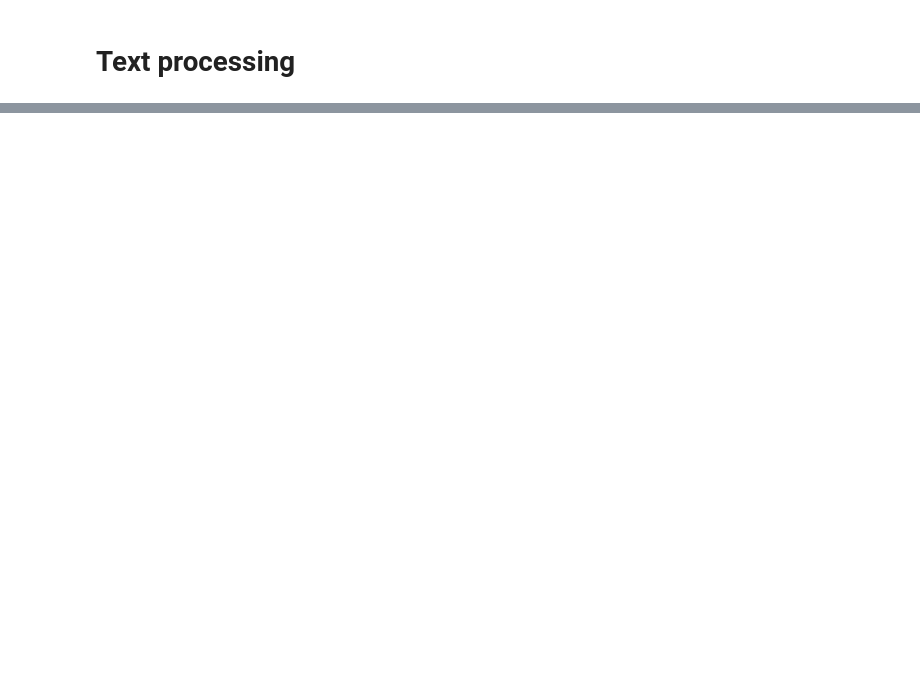
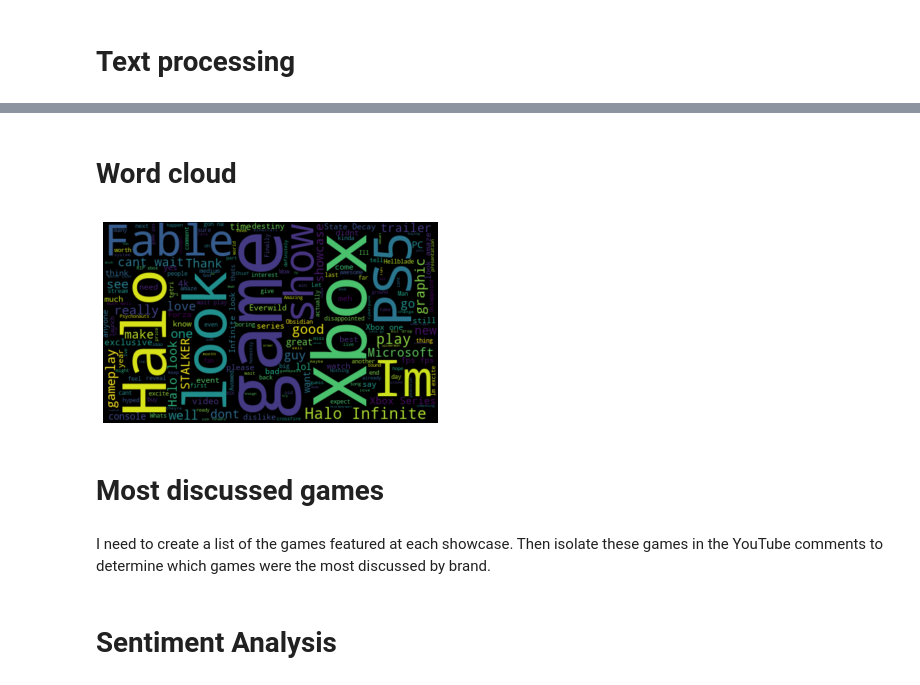
Before and after one commit to SalimAmarti/PS5_vs_XboxSeriesX, a Jupyter notebook: PS5 vs. Xbox Series X.ipynb, the cells around one changed output, grey strips where cells are left out. Drawn from its saved outputs; the diff is of its cells as text; code cells hidden in the pictures; blank space fills up the shorter version.

Commit message:
Performed all cleaning steps

```diff
--- a/PS5 vs. Xbox Series X.ipynb
+++ b/PS5 vs. Xbox Series X.ipynb
@@ -254,8 +66,0 @@ Xbox_data_tokenized.shape[0]
-# %%
-lm = WordNetLemmatizer()
-#Xbox_data_lemmatized = Xbox_data_pos.astype(str).apply(lm.lemmatize())
-#lemmatized_output = ' '.join([lemmatizer.lemmatize(w) for w in word_list])
-Xbox_data_lemmatized = Xbox_data_tokenized.apply(' '.join([lm.lemmatize(w) for w in Xbox_data_tokenized.astype(str)]))
-
-
-for i in (0,Xbox_data_tokenized.shape[0]+1):
@@ -296,3 +66,0 @@ Xbox_data_stemmed.iloc[39]
-# %%
-for word in Xbox_data_tokenized.iloc[39]:
-    print(ps.stem(word))
@@ -316,0 +80,13 @@ thnxx
+# %%
+from nltk.corpus import wordnet
+from nltk import pos_tag
+
+def get_wordnet_pos(word):
+    #Map POS tag to first character lemmatize() accepts
+    tag = nltk.pos_tag([word])[0][1][0].upper()
+    tag_dict = {"J": wordnet.ADJ,
+                "N": wordnet.NOUN,
+                "V": wordnet.VERB,
+                "R": wordnet.ADV}
+
+    return tag_dict.get(tag, wordnet.NOUN)
@@ -316,0 +96,11 @@ thnxx
+# %%
+from nltk.corpus import stopwords
+from nltk.stem import WordNetLemmatizer
+
+lm = WordNetLemmatizer()
+
+Xbox_data['Text clean'] = ""
+for i in range(0,len(Xbox_data)):
+    Xbox_data['Text clean'].loc[i] = [lm.lemmatize(w, get_wordnet_pos(w)) for w in nltk.word_tokenize(Xbox_data['Text'].loc[i])]
+    Xbox_data['Text clean'].loc[i] = [word for word in Xbox_data['Text clean'].loc[i] if word.lower() not in stopwords.words('english')]
+    Xbox_data['Text clean'].loc[i] = " ".join(Xbox_data['Text clean'].loc[i])
@@ -316,0 +116,20 @@ thnxx
+# %% [markdown]
+# Word cloud
+# %%
+#Creating a word cloud
+from wordcloud import WordCloud
+
+full_text = ' '.join([txt for txt in Xbox_data['Text clean']])
+wordcloud = WordCloud(width=500, height=300, max_font_size=119).generate(full_text)
+
+plt.imshow(wordcloud, interpolation='bilinear')
+plt.axis('off')
+plt.show()
+# %% [output]
+[figure, added]
+# %% [markdown]
+# Most discussed games
+# %% [markdown]
+I need to create a list of the games featured at each showcase. Then isolate these games in the YouTube comments to determine which games were the most discussed by brand.
+# %% [markdown]
+# Sentiment Analysis
```
Also changed, not shown: parts of 49 cells of this notebook.
